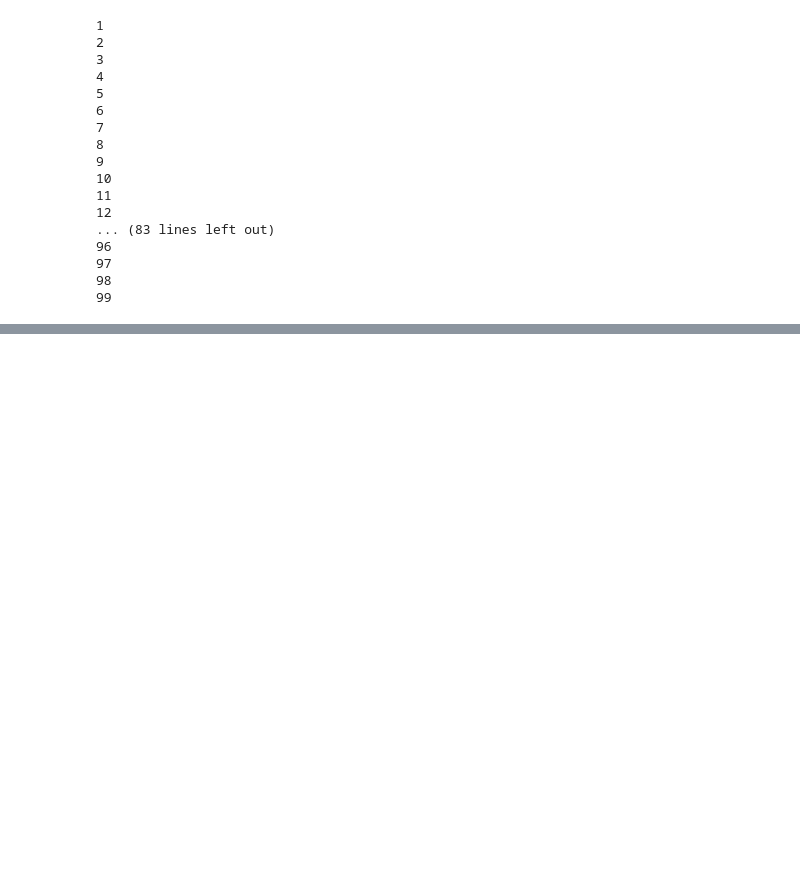
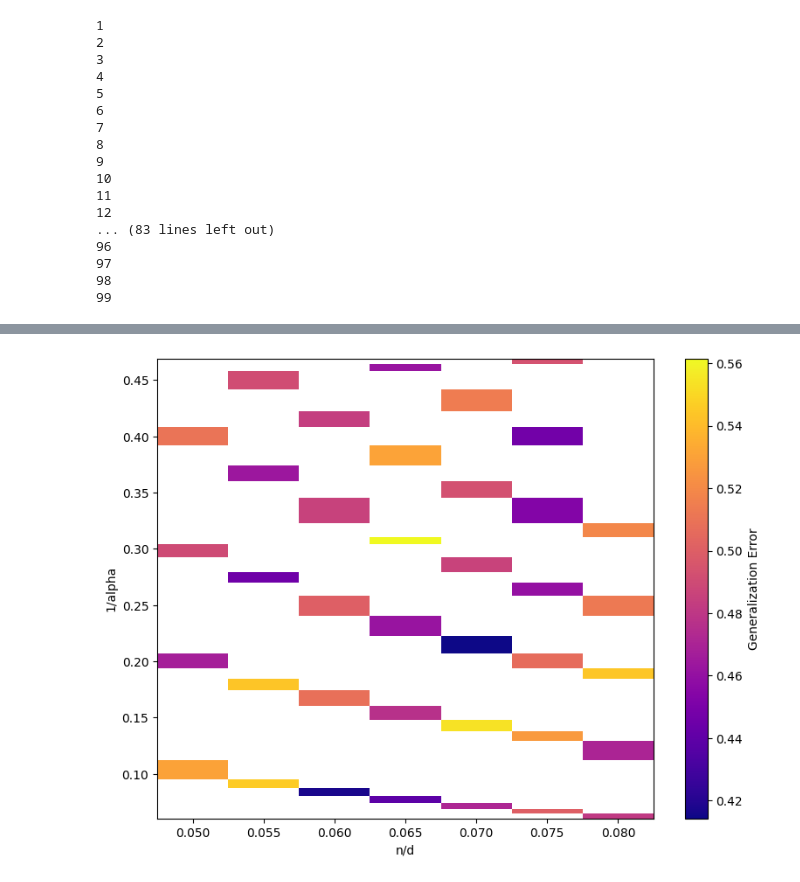
Before and after one commit to mccruz22/Generalization_error_learning, a Jupyter notebook: gen_errors.ipynb, the cells around one changed output, grey strips where cells are left out. Saved outputs shown, nothing was run; the diff lists cells and outputs as text; code cells hidden in the pictures; blank space fills up the shorter version.

```diff
--- a/gen_errors.ipynb
+++ b/gen_errors.ipynb
@@ -197,0 +337,41 @@ plt.legend(['Square Loss', 'Logistic Loss'])
+# %%
+import numpy as np
+import matplotlib.pyplot as plt
+
+gen_errors_logistic_3d = np.array(gen_errors_logistic_3d)
+
+x = gen_errors_logistic_3d[:, 2] / d      # n/d
+y = 1 / gen_errors_logistic_3d[:, 1]      # 1/alpha
+z = gen_errors_logistic_3d[:, 0]          # generalization error
+
+# Create grid
+x_vals = np.sort(np.unique(x))
+y_vals = np.sort(np.unique(y))
+
+X, Y = np.meshgrid(x_vals, y_vals)
+Z = np.full_like(X, np.nan, dtype=float)
+
+for xi, yi, zi in zip(x, y, z):
+    ix = np.where(x_vals == xi)[0][0]
+    iy = np.where(y_vals == yi)[0][0]
+    Z[iy, ix] = zi
+
+# 2D heatmap
+fig, ax = plt.subplots(figsize=(8, 6))
+
+heatmap = ax.pcolormesh(
+    X, Y, Z,
+    shading='auto',
+    cmap='plasma'
+)
+
+ax.set_xlabel('n/d')
+ax.set_ylabel('1/alpha')
+
+cbar = fig.colorbar(heatmap, ax=ax)
+cbar.set_label('Generalization Error')
+
+plt.tight_layout()
+plt.show()
+# %% [output]
+[figure, added]
```
Also changed, not shown: parts of 9 cells of this notebook.
